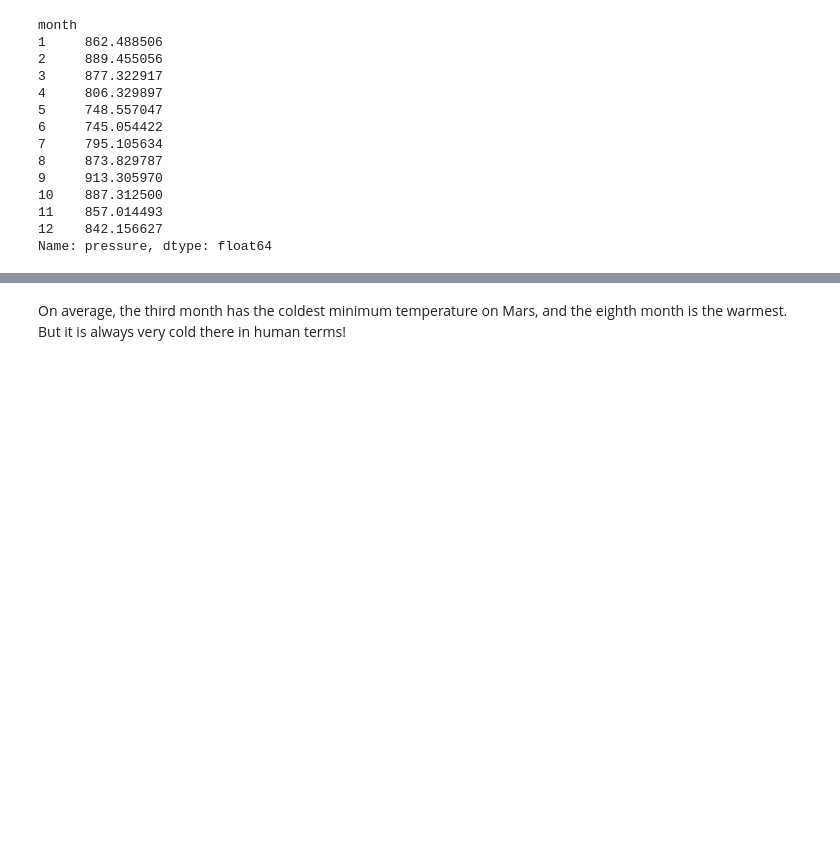
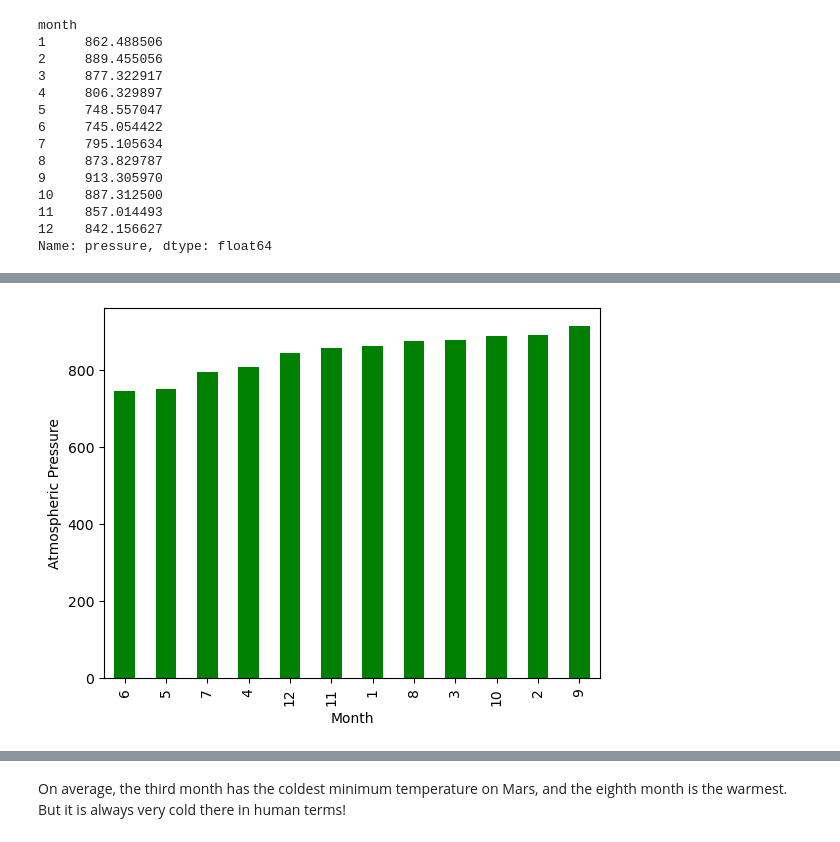
Before and after one commit to JAld3r/data-collection-challenge, a Jupyter notebook: Mars Data/part_2_mars_weather.ipynb, the cells around one changed output, grey strips where cells are left out. Saved outputs shown, nothing was run; the diff lists cells and outputs as text; code cells hidden in the pictures; blank space fills up the shorter version.

```diff
--- a/Mars Data/part_2_mars_weather.ipynb
+++ b/Mars Data/part_2_mars_weather.ipynb
@@ -203,2 +203,13 @@ Name: pressure, dtype: float64
+# %%
+# Plot the average pressure by month
+mars_psi_avg = mars_temp_df.groupby('month')['pressure'].mean()
+mars_psi_avg_sorted = mars_psi_avg.sort_values()
+mars_psi_avg_sorted.plot(x=mars_temp_df['month'], y=mars_temp_df['pressure'].mean(), kind='bar', color='green')
+
+plt.xlabel('Month')
+plt.ylabel('Atmospheric Pressure')
+plt.show()
+# %% [output]
+[figure, added]
 # %%
 # 5. How many terrestrial (earth) days are there in a Martian year?
```
Also changed, not shown: parts of 10 cells of this notebook, 1 other file.
